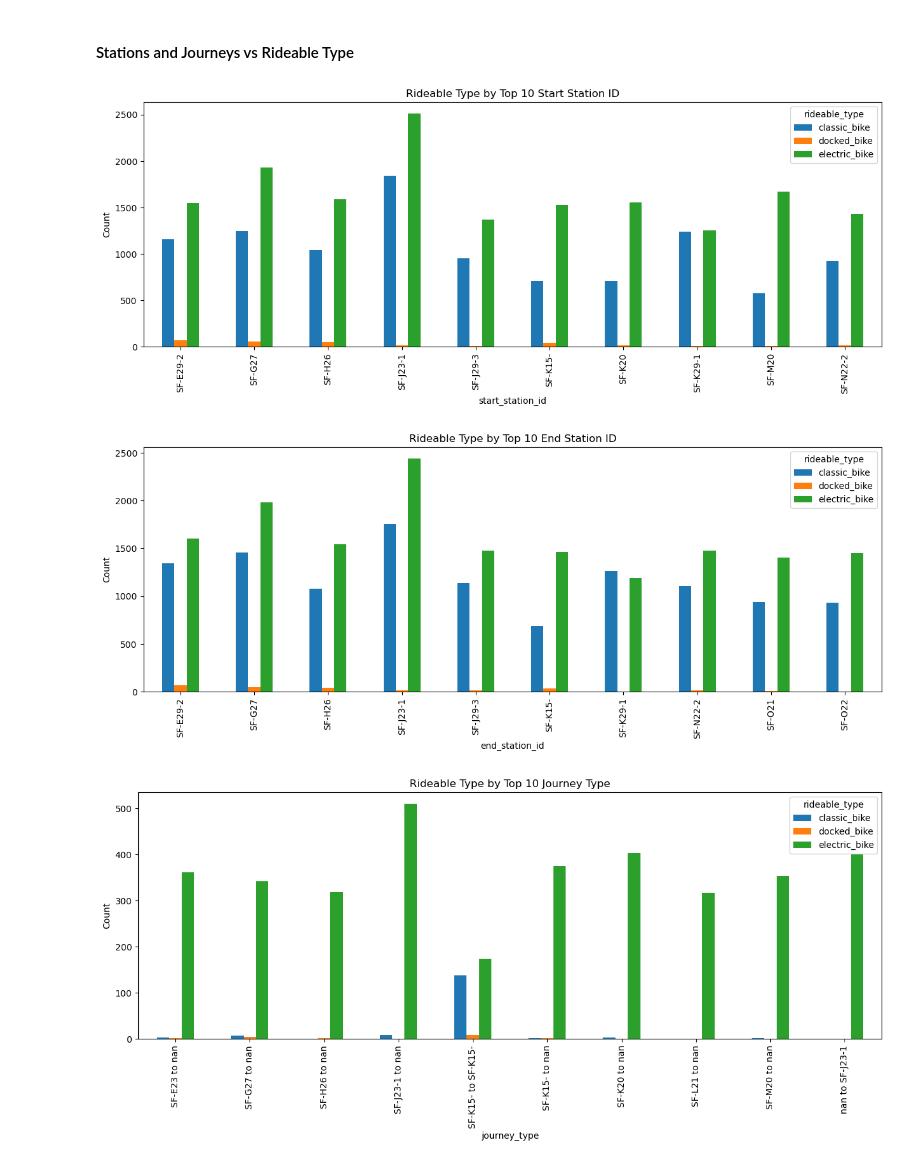
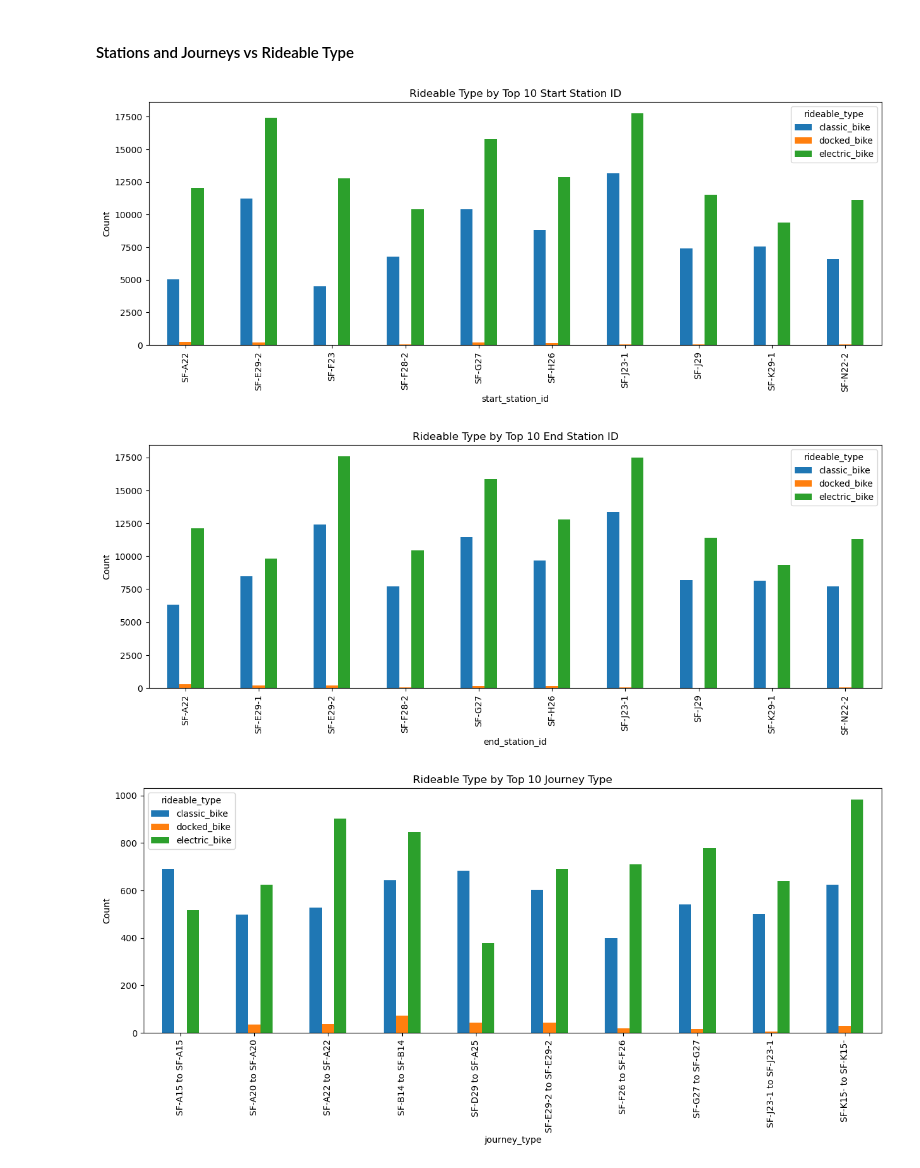
Before and after one commit to yiyiyang81/INSY662-Group-Project, a Jupyter notebook: EDA/EDA_Notebook.ipynb, the cells around one changed output. Cells and saved outputs as stored; diff of their text form; code cells hidden in the pictures.

Commit message:
''' Update to Oliviers dataset adjusted EDA code '''

```diff
--- a/EDA/EDA_Notebook.ipynb
+++ b/EDA/EDA_Notebook.ipynb
@@ -8,7 +8,8 @@ import matplotlib.pyplot as plt
 import seaborn as sns
 # %%
 # load dataset
-lyft_csv = 'lyft_weather_holiday.csv'
+lyft_csv = 'complete_dataset.csv'
+
 
 df = pd.read_csv(lyft_csv)
 
@@ -122,6 +123,9 @@ top_10_stations = df['start_station_id'].value_counts().head(10).index
 
 # Filter the DataFrame to only include the top 10 start stations
 filtered_df = df[df['start_station_id'].isin(top_10_stations)]
+
+# exlude nan values
+filtered_df = filtered_df[filtered_df['start_station_id'] != 'nan']
 
 # Pivot table
 start_station_rideable_type = filtered_df.pivot_table(index='start_station_id', columns='rideable_type', values='duration', aggfunc='count')
@@ -138,38 +142,40 @@ top_10_stations = df['end_station_id'].value_counts().head(10).index
 # Filter the DataFrame to only include the top 10 end stations
 filtered_df = df[df['end_station_id'].isin(top_10_stations)]
 
+# exlude nan values
+filtered_df = filtered_df[filtered_df['end_station_id'] != 'nan']
+
 # Pivot table
 end_station_rideable_type = filtered_df.pivot_table(index='end_station_id', columns='rideable_type', values='duration', aggfunc='count')
 
 # Plotting
 end_station_rideable_type.plot.bar(figsize=(15,5))
 plt.ylabel('Count')
 plt.title('Rideable Type by Top 10 End Station ID')
 plt.show()
 
 
-# Now create a column showing journey types (start and end station ID) and rideable type (exluding nan values)
+# Now create a column showing journey types (start and end station ID) and rideable type (excluding nan values)
 df['journey_type'] = df['start_station_id'].astype(str) + ' to ' + df['end_station_id'].astype(str)
-# exclude nan values
-df = df[df['journey_type'] != 'nan to nan']
 
-
+# Exclude rows where either start_station_id or end_station_id is NaN
+df = df[pd.notna(df['start_station_id']) & pd.notna(df['end_station_id'])]
 
 # Find the top 10 journey types by count
 top_10_journeys = df['journey_type'].value_counts().head(10).index
 
 # Filter the DataFrame to only include the top 10 journey types
 filtered_df = df[df['journey_type'].isin(top_10_journeys)]
 
 # Pivot table
 journey_type_rideable_type = filtered_df.pivot_table(index='journey_type', columns='rideable_type', values='duration', aggfunc='count')
 
 # Plotting
 journey_type_rideable_type.plot.bar(figsize=(15,5))
 plt.ylabel('Count')
 plt.title('Rideable Type by Top 10 Journey Type')
 plt.show()
 # %% [output]
-[figure, old version]
+[figure, new version]
-[figure, old version]
+[figure, new version]
-[figure, old version]
+[figure, new version]
```
Also changed, not shown: parts of 4 cells of this notebook.
